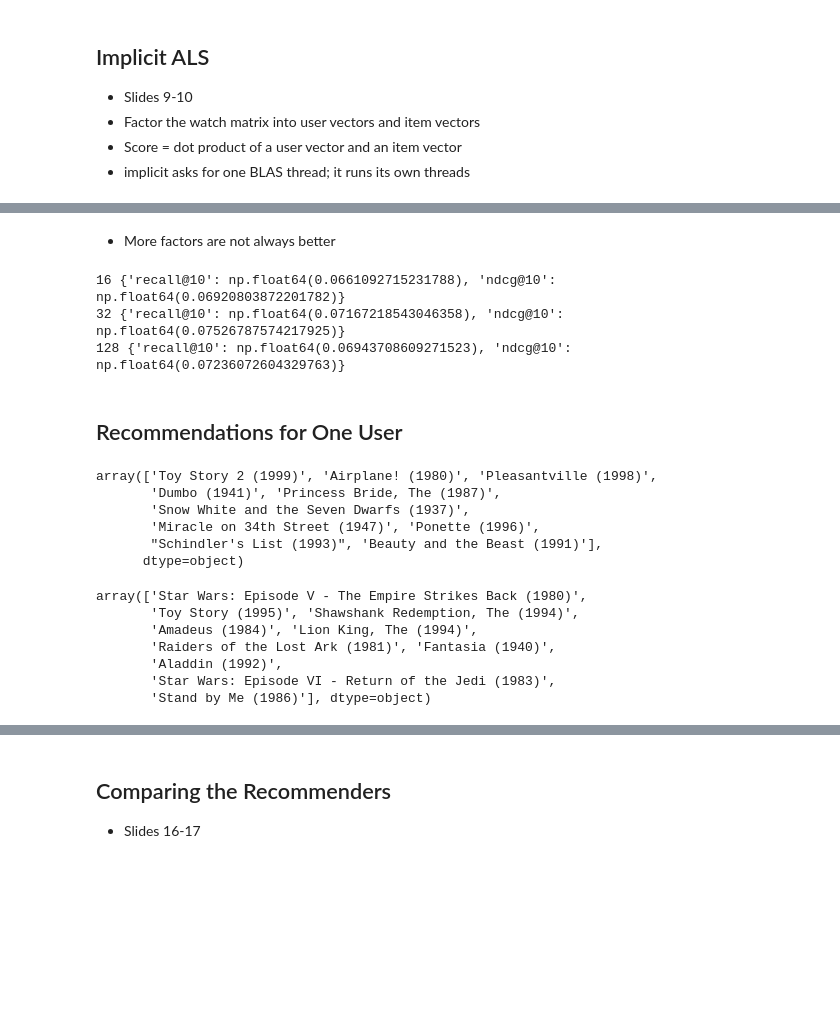
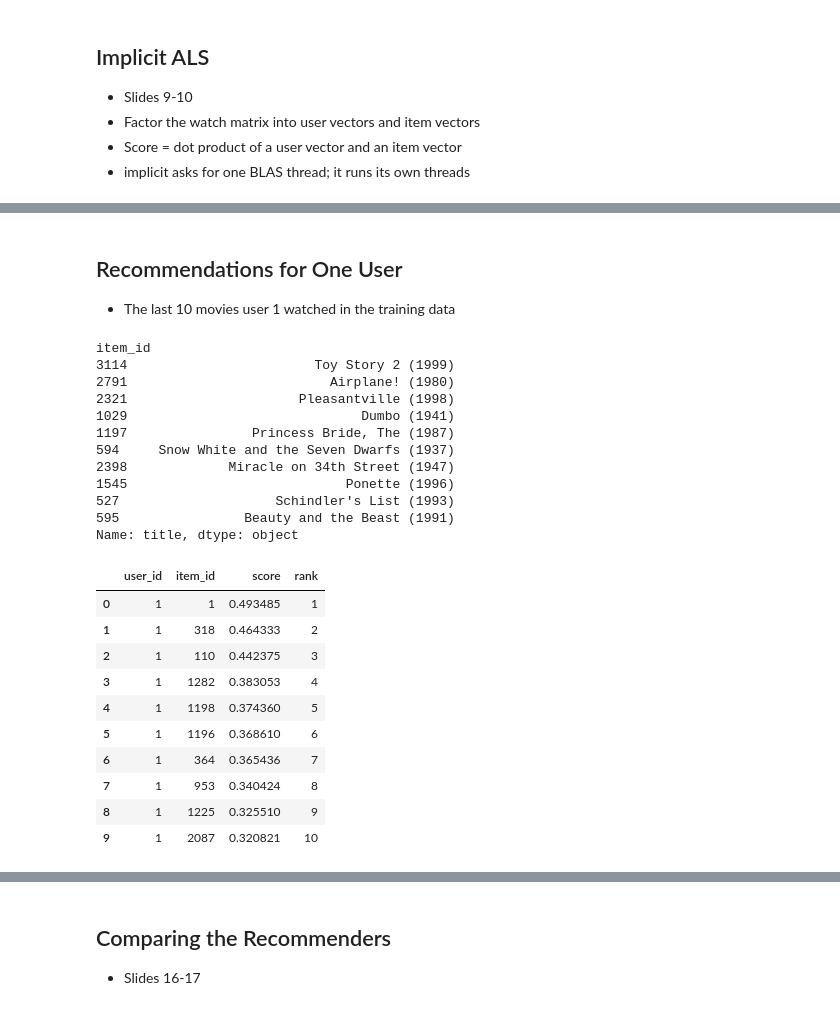
Before and after one commit to laxmimerit/Unsupervised-Learning-in-Python, a Jupyter notebook: notebooks/07_Recommenders.ipynb, the cells around one changed output, grey strips where cells are left out. Drawn from its saved outputs; the diff is of its cells as text; code cells hidden in the pictures; blank space fills up the shorter version.

```diff
--- a/notebooks/07_Recommenders.ipynb
+++ b/notebooks/07_Recommenders.ipynb
@@ -93,10 +105,10 @@ n_users, n_items
 - Slide 4
 - Train on the past, predict the future, like a real system
 # %%
-ratings = ratings.sort_values(["u", "ts"], kind="stable")
-ratings["from_end"] = ratings.groupby("u").cumcount(ascending=False)
-train = ratings[ratings["from_end"] >= 10]
-test = ratings[ratings["from_end"] < 10]
+ratings = ratings.sort_values(["user_id", "datetime"], kind="stable")
+from_end = ratings.groupby("user_id").cumcount(ascending=False)
+train = ratings[from_end >= 10]
+test = ratings[from_end < 10]
 len(train), len(test)
 # %% [output]
 (939809, 60400)
@@ -112,0 +119,4 @@ X
+# %%
+dataset = Dataset.construct(train)
+X = dataset.get_user_item_matrix()
+X
@@ -177,5 +191,5 @@ results["Item similarity"]
 - implicit asks for one BLAS thread; it runs its own threads
 # %%
 threadpool_limits(1, "blas")
-als = implicit.als.AlternatingLeastSquares(factors=64)
-als.fit(X, show_progress=False)
+als = ImplicitALSWrapperModel(AlternatingLeastSquares(factors=64))
+grade("ALS", als)
@@ -192,34 +200,34 @@ results["ALS"]
-# %% [markdown]
-- More factors are not always better
-# %%
-for factors in [16, 32, 128]:
-    model = implicit.als.AlternatingLeastSquares(factors=factors)
-    model.fit(X, show_progress=False)
-    print(factors, evaluate(model.user_factors @ model.item_factors.T))
-# %% [output]
-16 {'recall@10': np.float64(0.0661092715231788), 'ndcg@10': np.float64(0.06920803872201782)}
-32 {'recall@10': np.float64(0.07167218543046358), 'ndcg@10': np.float64(0.07526787574217925)}
-128 {'recall@10': np.float64(0.06943708609271523), 'ndcg@10': np.float64(0.07236072604329763)}
 # %% [markdown]
 ## Recommendations for One User
+- The last 10 movies user 1 watched in the training data
 # %%
-user = 0
-titles[train[train["u"] == user]["i"].to_numpy()[-10:]]
+user = 1
+titles[train[train["user_id"] == user]["item_id"].tail(10)]
 # %% [output]
-array(['Toy Story 2 (1999)', 'Airplane! (1980)', 'Pleasantville (1998)',
-       'Dumbo (1941)', 'Princess Bride, The (1987)',
-       'Snow White and the Seven Dwarfs (1937)',
-       'Miracle on 34th Street (1947)', 'Ponette (1996)',
-       "Schindler's List (1993)", 'Beauty and the Beast (1991)'],
-      dtype=object)
+item_id
+3114                        Toy Story 2 (1999)
+2791                          Airplane! (1980)
+2321                      Pleasantville (1998)
+1029                              Dumbo (1941)
+1197                Princess Bride, The (1987)
+594     Snow White and the Seven Dwarfs (1937)
+2398             Miracle on 34th Street (1947)
+1545                            Ponette (1996)
+527                    Schindler's List (1993)
+595                Beauty and the Beast (1991)
+Name: title, dtype: object
-# %%
-ids, scores = als.recommend(user, X[user])
-titles[ids]
-# %% [output]
-array(['Star Wars: Episode V - The Empire Strikes Back (1980)',
-       'Toy Story (1995)', 'Shawshank Redemption, The (1994)',
-       'Amadeus (1984)', 'Lion King, The (1994)',
-       'Raiders of the Lost Ark (1981)', 'Fantasia (1940)',
-       'Aladdin (1992)',
-       'Star Wars: Episode VI - Return of the Jedi (1983)',
-       'Stand by Me (1986)'], dtype=object)
+# %%
+reco = als.recommend(users=[user], dataset=dataset, k=10, filter_viewed=True)
+reco
+# %% [output]
+|  | user_id | item_id | score | rank |
+| 0 | 1 | 1 | 0.493485 | 1 |
+| 1 | 1 | 318 | 0.464333 | 2 |
+| 2 | 1 | 110 | 0.442375 | 3 |
+| 3 | 1 | 1282 | 0.383053 | 4 |
+| 4 | 1 | 1198 | 0.374360 | 5 |
+| 5 | 1 | 1196 | 0.368610 | 6 |
+| 6 | 1 | 364 | 0.365436 | 7 |
+| 7 | 1 | 953 | 0.340424 | 8 |
+| 8 | 1 | 1225 | 0.325510 | 9 |
+| 9 | 1 | 2087 | 0.320821 | 10 |
```
Also changed, not shown: parts of 55 cells of this notebook, 4 other files.
